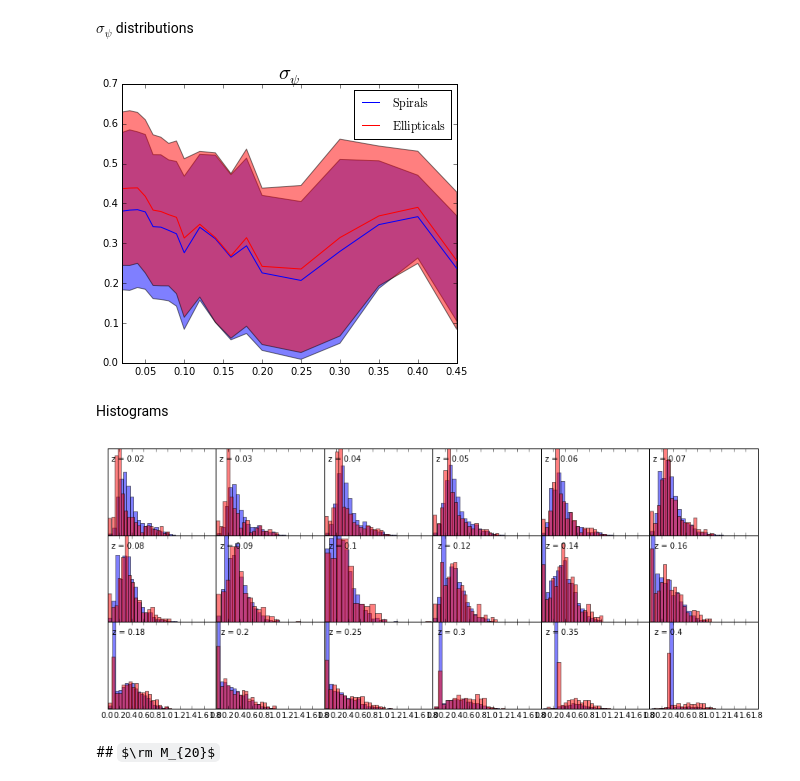
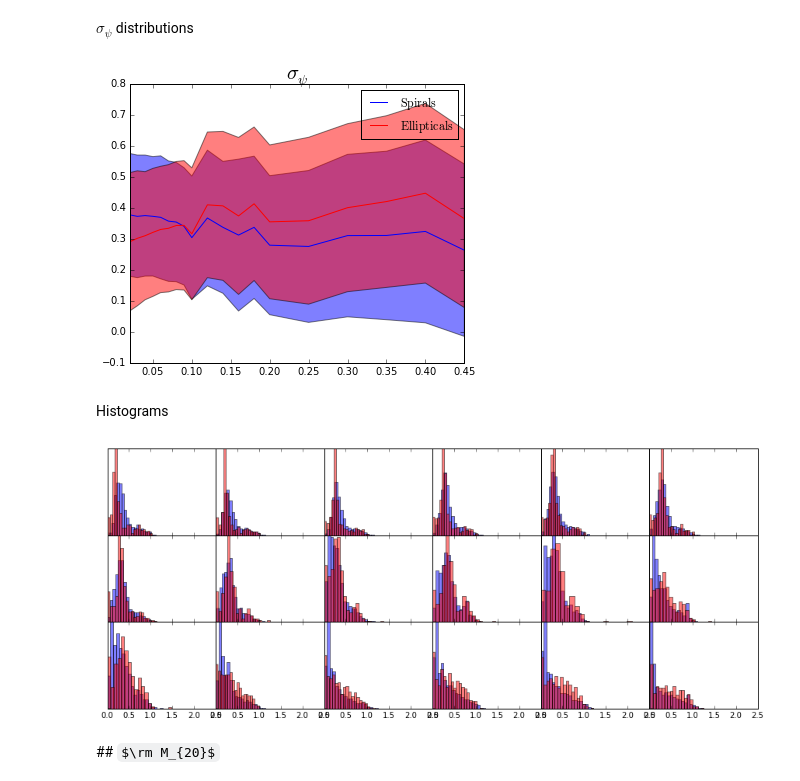
Before and after one commit to astroferreira/mfmtk-utils, a Jupyter notebook: notebooks/FERENGI Data Reduction.ipynb, the cells around one changed output. Drawn from its saved outputs; the diff is of its cells as text; code cells hidden in the pictures; some formulas as TeX source.

```diff
--- a/notebooks/FERENGI Data Reduction.ipynb
+++ b/notebooks/FERENGI Data Reduction.ipynb
@@ -36,7 +36,7 @@ from mfmtkutils import *
 # %% [markdown]
 Setting up Paths, Redshift Steps and Class Information
 # %%
-path = '/data/catalogs/FERENGI/SDSS/flux/'
+path = '/data/catalogs/FERENGI/noflux/'
 
 
 redshifts = ['0.02', '0.03', '0.04', '0.05', '0.06', '0.07', '0.08', '0.09', '0.10', '0.12',
@@ -44,7 +44,7 @@ redshifts = ['0.02', '0.03', '0.04', '0.05', '0.06', '0.07', '0.08', '0.09', '0.
 
 z = np.array(redshifts).astype(float)
 
-T_type = np.loadtxt('/data/datasets/EFIGI_attributes.txt', usecols=[0, 1, 2, 3], dtype=str).T
+T_type = np.loadtxt('/data/data_tables/EFIGI_attributes.txt', usecols=[0, 1, 2, 3], dtype=str).T
 # %% [markdown]
 Which parameters do we need? (in order)
 # %%
@@ -370,0 +379,6 @@ spsi = morpho_catalogs[9].astype(float).T
+# %%
+spsi = ma.array(morpho_catalogs[9].astype(float).T)
+print np.where(np.isnan(spsi))[0]
+print spsi.shape
+
+spsi[np.where(np.isnan(spsi) == True)] = 0
@@ -373,21 +399,21 @@ $\sigma_{\psi}$ distributions
 # %%
 f, ax2 = plt.subplots(1,1, figsize=(6, 5))
 plt.subplots_adjust(wspace=0)
 ax2.set_xlim([0.02, 0.45])
-plot_as_gaussians(spsi[class1], z, ax2, title=r'$\rm \sigma_{\psi}$', label=r'$\rm Spirals$')
-plot_as_gaussians(spsi[class2], z, ax2, label=r'$\rm Ellipticals$', color='red')
+plot_as_gaussians(spsi[spirals], z, ax2, title=r'$\rm \sigma_{\psi}$', label=r'$\rm Spirals$')
+plot_as_gaussians(spsi[ellipticals], z, ax2, label=r'$\rm Ellipticals$', color='red')
 plt.legend(loc=1);
 # %% [output]
-[figure, old version]
+[figure, new version]
 # %% [markdown]
 Histograms
 # %%
 f, axes = plt.subplots(3, 6, sharex=True, figsize=(15, 6))
 plt.subplots_adjust(wspace=0, hspace=0)
 histograms(spsi[spirals], z, axes, normed=1)
-histograms(spsi[ellipticals], z, axes, color='red', normed=1, xinfo=True)
+histograms(spsi[ellipticals], z, axes, color='red', normed=1)
 # %% [output]
-[figure, old version]
+[figure, new version]
 # %% [markdown]
 <div id='m20'></div>
 ## $\rm M_{20}$
```
Also changed, not shown: parts of 35 cells of this notebook, 2 other files.
